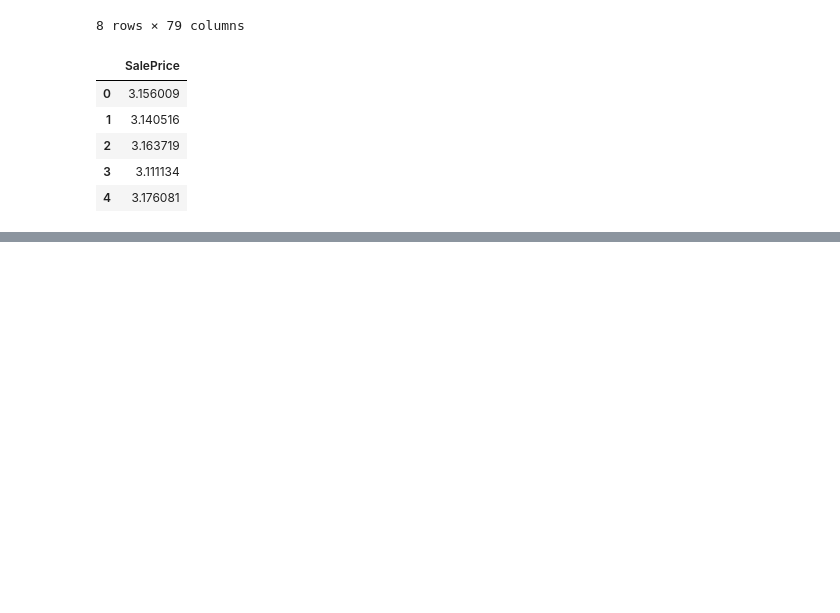
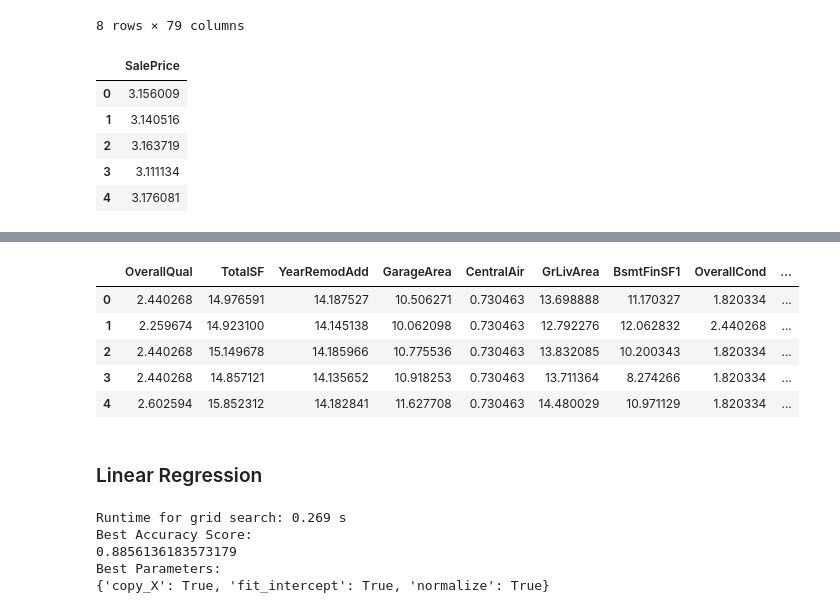
Before and after one commit to rakeshbhatia/thinkful, a Jupyter notebook: 3.7 Supervised Learning Capstone.ipynb, the cells around one changed output, grey strips where cells are left out. Drawn from its saved outputs; the diff is of its cells as text; code cells hidden in the pictures; blank space fills up the shorter version.

```diff
--- a/3.7 Supervised Learning Capstone.ipynb
+++ b/3.7 Supervised Learning Capstone.ipynb
@@ -732,0 +1009,14 @@ y.head()
+# %%
+X_reduced = X[['OverallQual', 'TotalSF', 'YearRemodAdd', 'GarageArea', 'CentralAir', 'GrLivArea',
+               'BsmtFinSF1', 'OverallCond', 'LotArea', 'GarageCond', 'YearBuilt', 'MSZoning',
+               '1stFlrSF', 'BsmtUnfSF', 'GarageType', 'GarageCars', 'BsmtFinType1', 'LotFrontage',
+               'BsmtQual', 'GarageYrBlt']]
+
+X_reduced.head()
+# %% [output]
+|  | OverallQual | TotalSF | YearRemodAdd | GarageArea | CentralAir | GrLivArea | BsmtFinSF1 | OverallCond | ... |
+| 0 | 2.440268 | 14.976591 | 14.187527 | 10.506271 | 0.730463 | 13.698888 | 11.170327 | 1.820334 | ... |
+| 1 | 2.259674 | 14.923100 | 14.145138 | 10.062098 | 0.730463 | 12.792276 | 12.062832 | 2.440268 | ... |
+| 2 | 2.440268 | 15.149678 | 14.185966 | 10.775536 | 0.730463 | 13.832085 | 10.200343 | 1.820334 | ... |
+| 3 | 2.440268 | 14.857121 | 14.135652 | 10.918253 | 0.730463 | 13.711364 | 8.274266 | 1.820334 | ... |
+| 4 | 2.602594 | 15.852312 | 14.182841 | 11.627708 | 0.730463 | 14.480029 | 10.971129 | 1.820334 | ... |
@@ -732,0 +1025,2 @@ y.head()
+# %% [markdown]
+### Linear Regression
@@ -732,0 +1036,14 @@ y.head()
+# %%
+# Linear Regression
+start = time.time()
+grid.fit(X_train, y_train)
+y_pred = grid.predict(X_test)
+print('Runtime for grid search: {0:.3} s'.format((time.time() - start)))
+print('Best Accuracy Score: \n{}'.format(grid.best_score_))
+print('Best Parameters: \n{}'.format(grid.best_params_))
+# %% [output]
+Runtime for grid search: 0.269 s
+Best Accuracy Score:
+0.8856136183573179
+Best Parameters:
+{'copy_X': True, 'fit_intercept': True, 'normalize': True}
```
Also changed, not shown: parts of 129 cells of this notebook.
